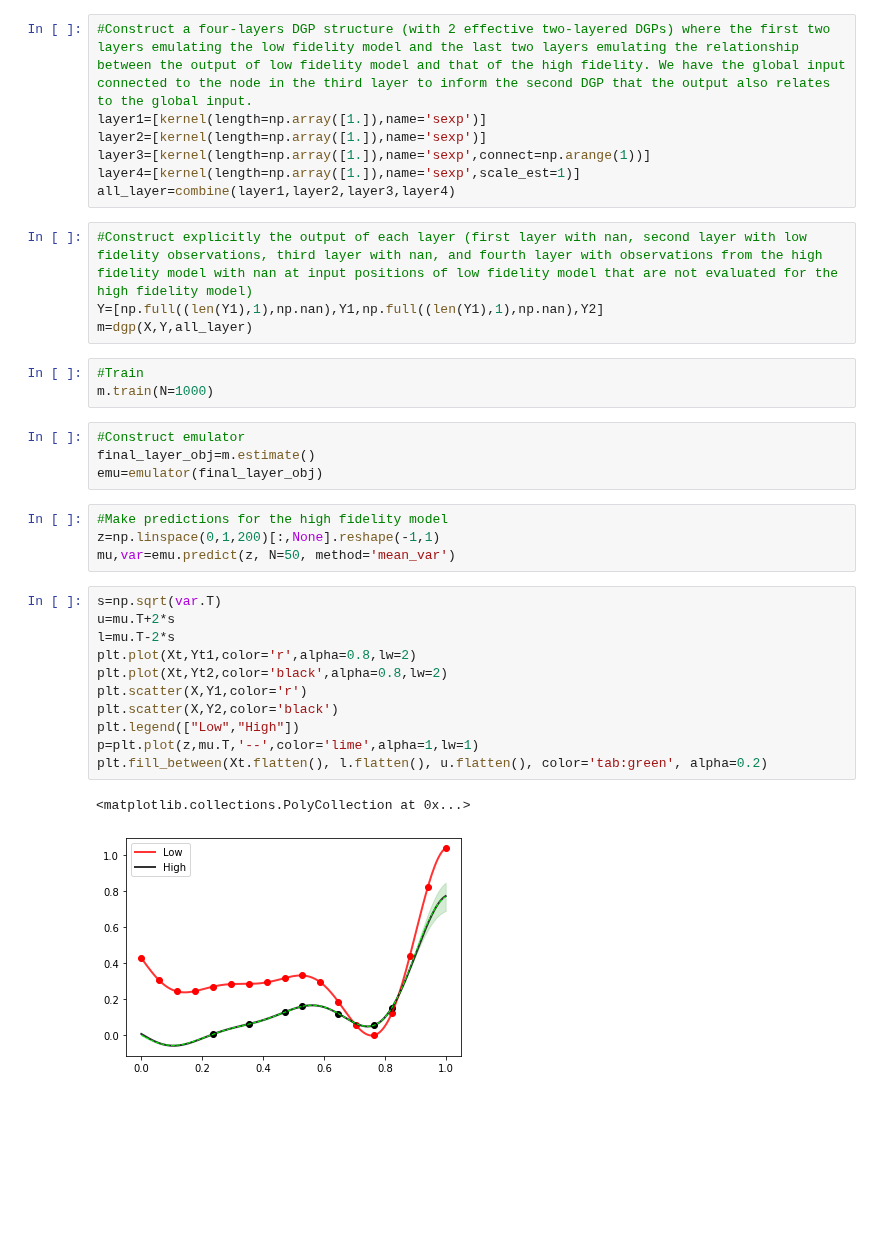
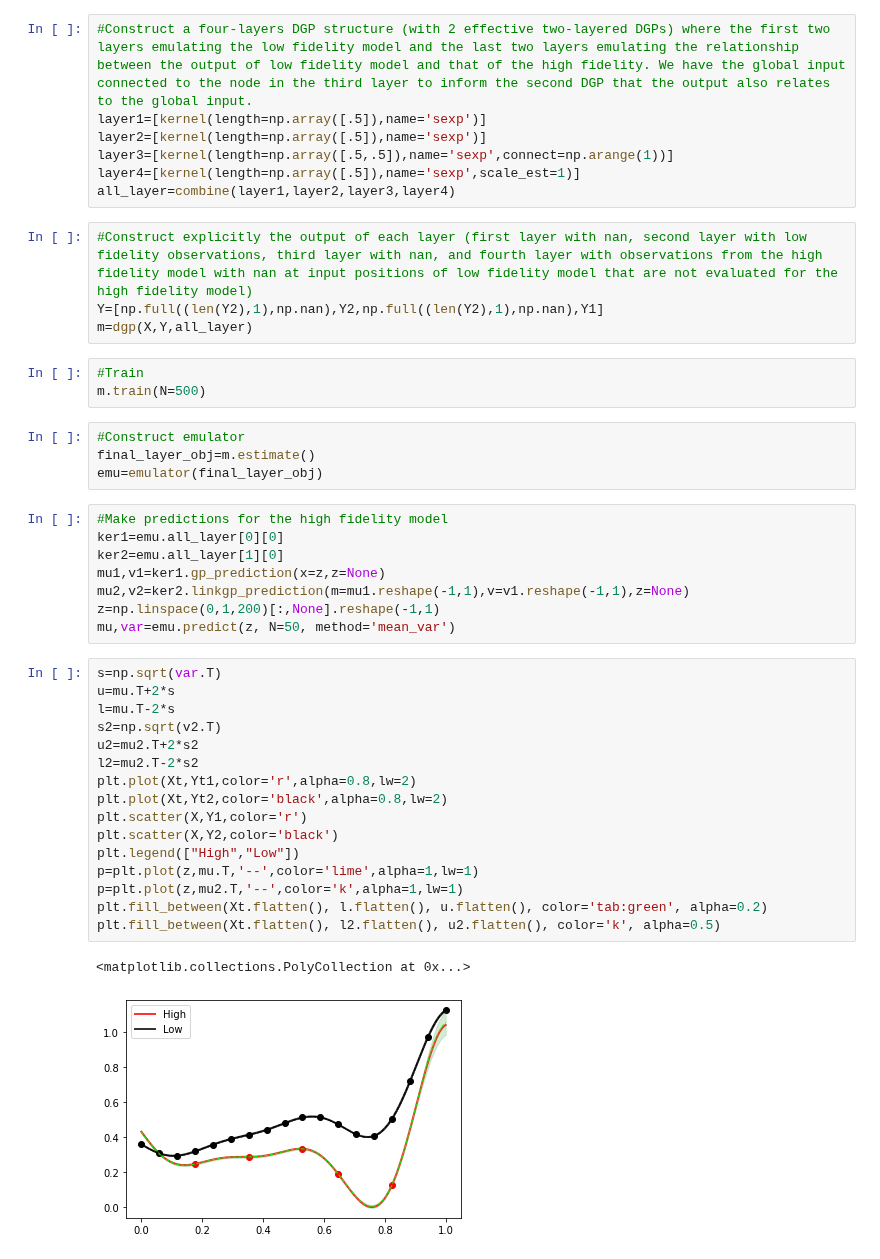
Before and after one commit to mingdeyu/DGP, a Jupyter notebook: synthetic_examples/multi_fidelity.ipynb, the cells around one changed output. Drawn from its saved outputs; the diff is of its cells as text; blank space fills up the shorter version.

```diff
--- a/synthetic_examples/multi_fidelity.ipynb
+++ b/synthetic_examples/multi_fidelity.ipynb
@@ -25,36 +25,45 @@ plt.legend(["Low","High"])
 # %%
 #Construct a four-layers DGP structure (with 2 effective two-layered DGPs) where the first two layers emulating the low fidelity model and the last two layers emulating the relationship between the output of low fidelity model and that of the high fidelity. We have the global input connected to the node in the third layer to inform the second DGP that the output also relates to the global input.
-layer1=[kernel(length=np.array([1.]),name='sexp')]
-layer2=[kernel(length=np.array([1.]),name='sexp')]
-layer3=[kernel(length=np.array([1.]),name='sexp',connect=np.arange(1))]
-layer4=[kernel(length=np.array([1.]),name='sexp',scale_est=1)]
+layer1=[kernel(length=np.array([.5]),name='sexp')]
+layer2=[kernel(length=np.array([.5]),name='sexp')]
+layer3=[kernel(length=np.array([.5,.5]),name='sexp',connect=np.arange(1))]
+layer4=[kernel(length=np.array([.5]),name='sexp',scale_est=1)]
 all_layer=combine(layer1,layer2,layer3,layer4)
 # %%
 #Construct explicitly the output of each layer (first layer with nan, second layer with low fidelity observations, third layer with nan, and fourth layer with observations from the high fidelity model with nan at input positions of low fidelity model that are not evaluated for the high fidelity model)
-Y=[np.full((len(Y1),1),np.nan),Y1,np.full((len(Y1),1),np.nan),Y2]
+Y=[np.full((len(Y2),1),np.nan),Y2,np.full((len(Y2),1),np.nan),Y1]
 m=dgp(X,Y,all_layer)
 # %%
 #Train
-m.train(N=1000)
+m.train(N=500)
 # %%
 #Construct emulator
 final_layer_obj=m.estimate()
 emu=emulator(final_layer_obj)
 # %%
 #Make predictions for the high fidelity model
+ker1=emu.all_layer[0][0]
+ker2=emu.all_layer[1][0]
+mu1,v1=ker1.gp_prediction(x=z,z=None)
+mu2,v2=ker2.linkgp_prediction(m=mu1.reshape(-1,1),v=v1.reshape(-1,1),z=None)
 z=np.linspace(0,1,200)[:,None].reshape(-1,1)
 mu,var=emu.predict(z, N=50, method='mean_var')
 # %%
 s=np.sqrt(var.T)
 u=mu.T+2*s
 l=mu.T-2*s
+s2=np.sqrt(v2.T)
+u2=mu2.T+2*s2
+l2=mu2.T-2*s2
 plt.plot(Xt,Yt1,color='r',alpha=0.8,lw=2)
 plt.plot(Xt,Yt2,color='black',alpha=0.8,lw=2)
 plt.scatter(X,Y1,color='r')
 plt.scatter(X,Y2,color='black')
-plt.legend(["Low","High"])
+plt.legend(["High","Low"])
 p=plt.plot(z,mu.T,'--',color='lime',alpha=1,lw=1)
+p=plt.plot(z,mu2.T,'--',color='k',alpha=1,lw=1)
 plt.fill_between(Xt.flatten(), l.flatten(), u.flatten(), color='tab:green', alpha=0.2)
+plt.fill_between(Xt.flatten(), l2.flatten(), u2.flatten(), color='k', alpha=0.5)
 # %% [output]
 <matplotlib.collections.PolyCollection at 0x...>
-[figure, old version]
+[figure, new version]
```
Also changed, not shown: parts of 2 cells of this notebook, 4 other files.
